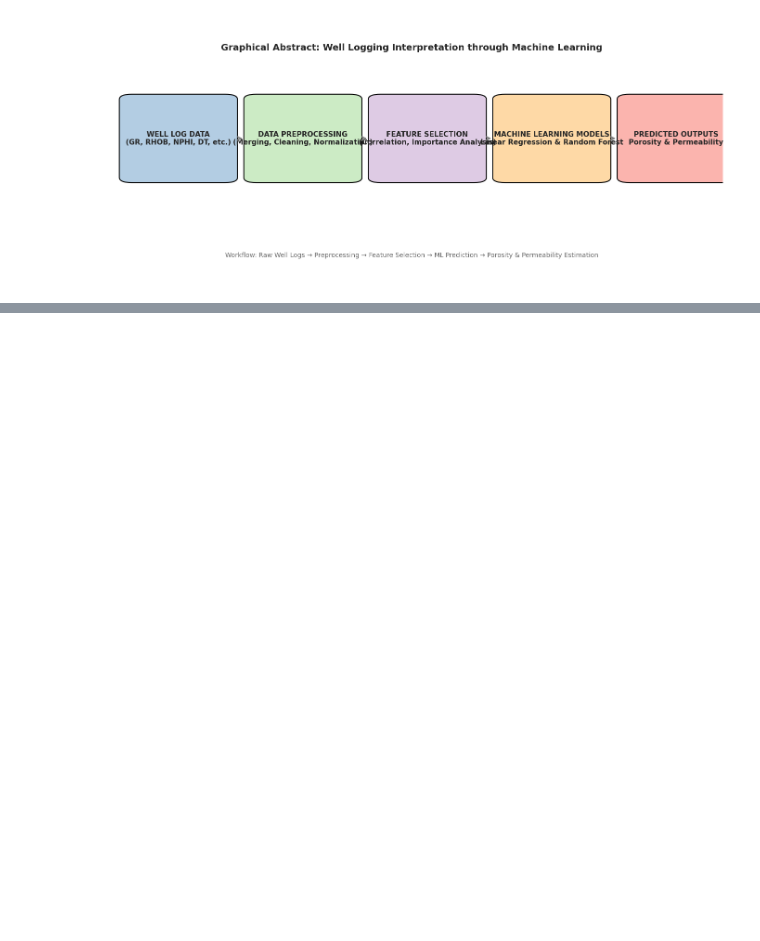
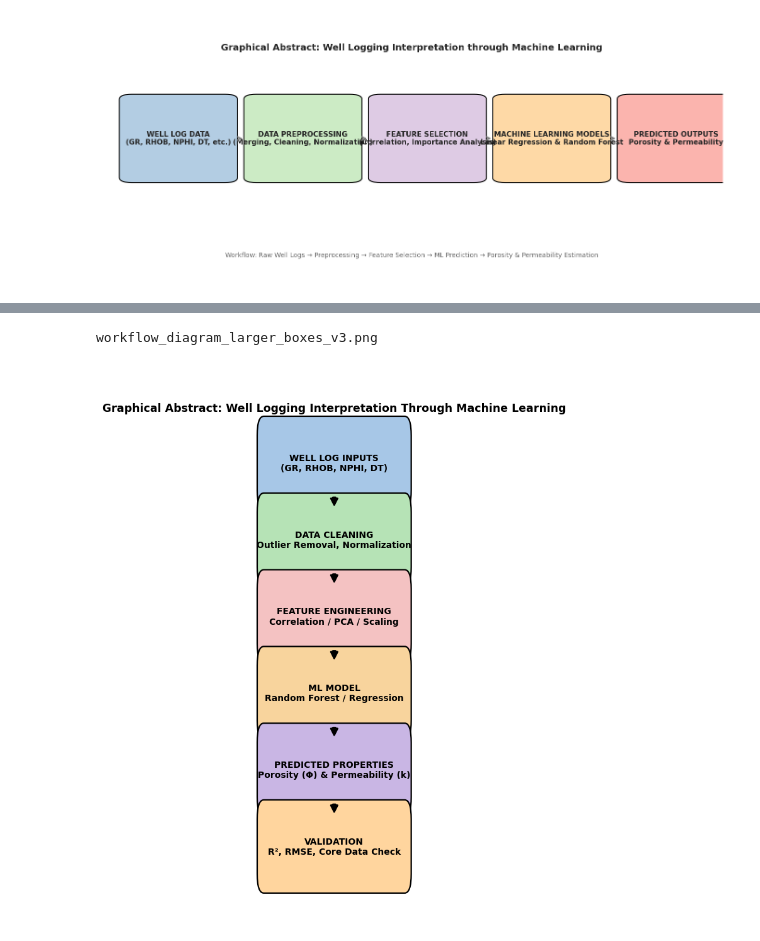
Before and after one commit to tesko211/well-log, a Jupyter notebook: Copy_of_WellLogs_Porosity_Permi.ipynb, the cells around one changed output, grey strips where cells are left out. Cells and saved outputs as stored; diff of their text form; code cells hidden in the pictures; blank space fills up the shorter version.

```diff
--- a/Copy_of_WellLogs_Porosity_Permi.ipynb
+++ b/Copy_of_WellLogs_Porosity_Permi.ipynb
@@ -834,0 +915,50 @@ plt.show()
+# %%
+import matplotlib.pyplot as plt
+import matplotlib.patches as mpatches
+
+fig, ax = plt.subplots(figsize=(6, 9))
+ax.axis("off")
+
+# Steps
+steps = [
+    "WELL LOG INPUTS\n(GR, RHOB, NPHI, DT)",
+    "DATA CLEANING\nOutlier Removal, Normalization",
+    "FEATURE ENGINEERING\nCorrelation / PCA / Scaling",
+    "ML MODEL\nRandom Forest / Regression",
+    "PREDICTED PROPERTIES\nPorosity (Φ) & Permeability (k)",
+    "VALIDATION\nR², RMSE, Core Data Check"
+]
+
+# Colors
+colors = ["#a7c7e7", "#b6e3b6", "#f4c2c2", "#f8d49d", "#c9b6e4", "#ffd59e"]
+
+# Box vertical positions
+y_positions = [0.78, 0.64, 0.50, 0.36, 0.22, 0.08]
+
+# Draw Boxes (increased width from 0.70 to 0.75)
+for text, y, color in zip(steps, y_positions, colors):
+    box = mpatches.FancyBboxPatch((0.125, y), 0.75, 0.10, # Adjusted x-position (0.125) and width (0.75)
+                                  boxstyle="round,pad=0.035",
+                                  fc=color, ec="black", lw=1.6)
+    ax.add_patch(box)
+    ax.text(0.50, y + 0.05, text,
+            ha="center", va="center", fontsize=10, fontweight='bold', wrap=True)
+
+# ⬇️ DOWNWARD ARROWS (keeping them small)
+for i in range(len(y_positions) - 1):
+    ax.annotate("",
+                xy=(0.50, y_positions[i+1] + 0.11), # arrow head (Target: top of lower box i+1)
+                xytext=(0.50, y_positions[i] - 0.01),  # arrow tail (Start: bottom of upper box i)
+                arrowprops=dict(arrowstyle="simple", lw=2.0, mutation_scale=15, color="black"))
+
+# Title (no box, spaced from first box)
+ax.text(0.50, 0.93,
+        "Graphical Abstract: Well Logging Interpretation Through Machine Learning",
+        ha="center", va="center", fontsize=12.5, fontweight='bold')
+
+plt.tight_layout()
+plt.savefig("workflow_diagram_larger_boxes_v3.png")
+print("workflow_diagram_larger_boxes_v3.png")
+# %% [output]
+workflow_diagram_larger_boxes_v3.png
+[figure, added]
```
Also changed, not shown: parts of 2 cells of this notebook.
